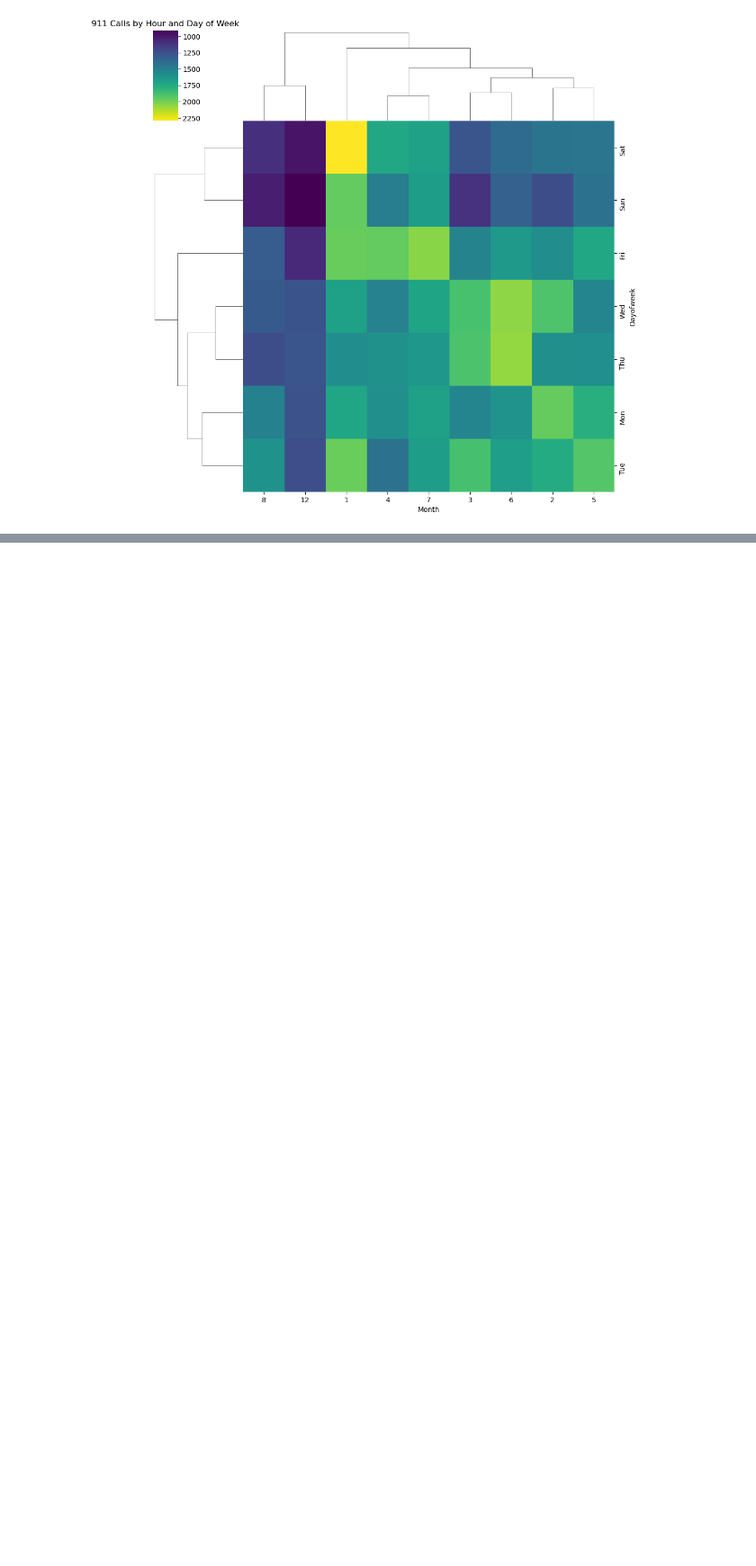
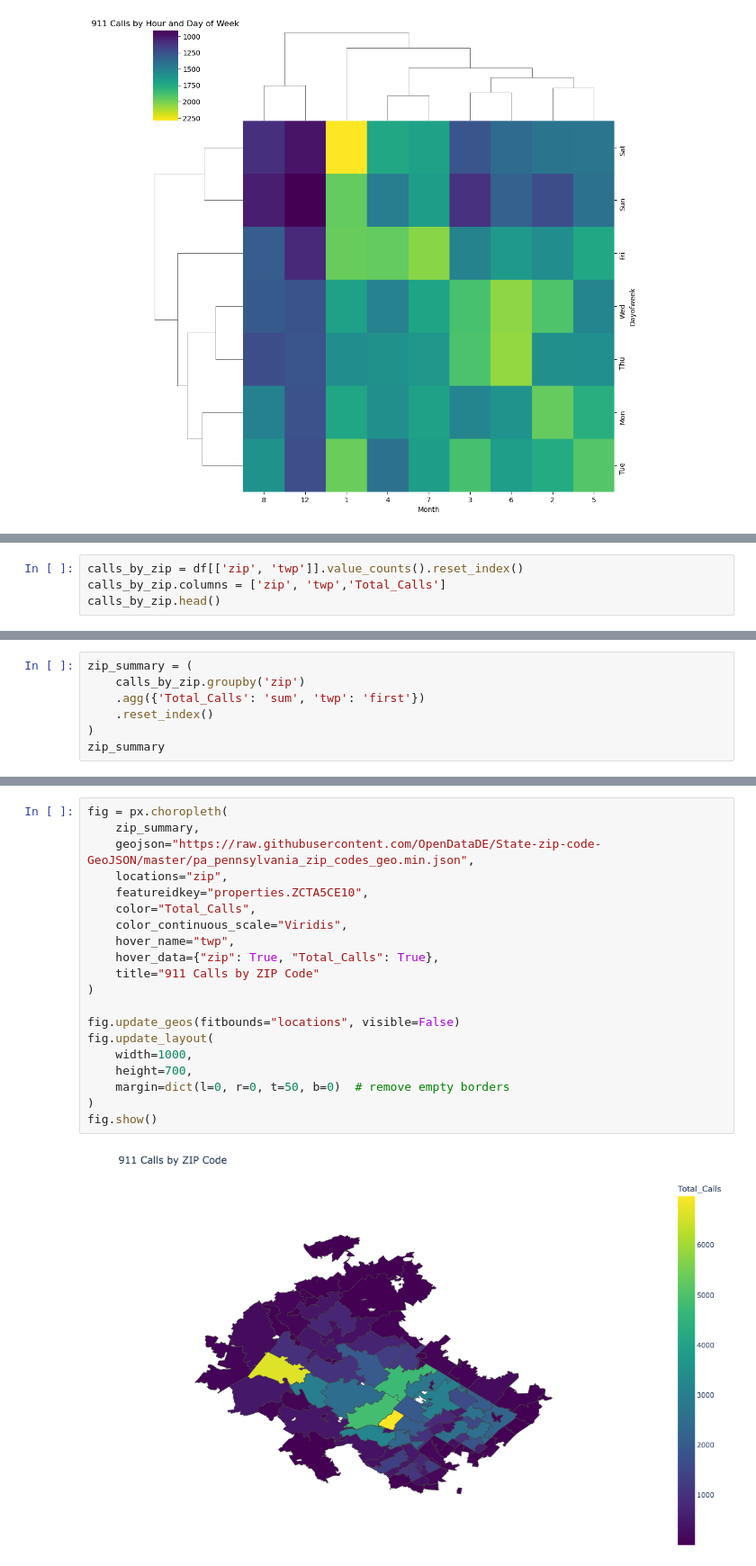
Before and after one commit to AlejandroFuentePinero/python-eda-mini-projects, a Jupyter notebook: 01_911_calls_analysis/01_911_EDA_project.ipynb, the cells around one changed output, grey strips where cells are left out. Shown at 90% size. Cells and saved outputs as stored; diff of their text form; blank space fills up the shorter version.

```diff
--- a/01_911_calls_analysis/01_911_EDA_project.ipynb
+++ b/01_911_calls_analysis/01_911_EDA_project.ipynb
@@ -387,0 +391,4 @@ plt.show()
+# %%
+calls_by_zip = df[['zip', 'twp']].value_counts().reset_index()
+calls_by_zip.columns = ['zip', 'twp','Total_Calls']
+calls_by_zip.head()
@@ -387,0 +402,7 @@ plt.show()
+# %%
+zip_summary = (
+    calls_by_zip.groupby('zip')
+    .agg({'Total_Calls': 'sum', 'twp': 'first'})
+    .reset_index()
+)
+zip_summary
@@ -387,0 +423,22 @@ plt.show()
+# %%
+fig = px.choropleth(
+    zip_summary,
+    geojson="https://raw.githubusercontent.com/OpenDataDE/State-zip-code-GeoJSON/master/pa_pennsylvania_zip_codes_geo.min.json",
+    locations="zip",
+    featureidkey="properties.ZCTA5CE10",
+    color="Total_Calls",
+    color_continuous_scale="Viridis",
+    hover_name="twp",
+    hover_data={"zip": True, "Total_Calls": True},
+    title="911 Calls by ZIP Code"
+)
+
+fig.update_geos(fitbounds="locations", visible=False)
+fig.update_layout(
+    width=1000,
+    height=700,
+    margin=dict(l=0, r=0, t=50, b=0)  # remove empty borders
+)
+fig.show()
+# %% [output]
+[figure, added]
```
Also changed, not shown: parts of 6 cells of this notebook.
